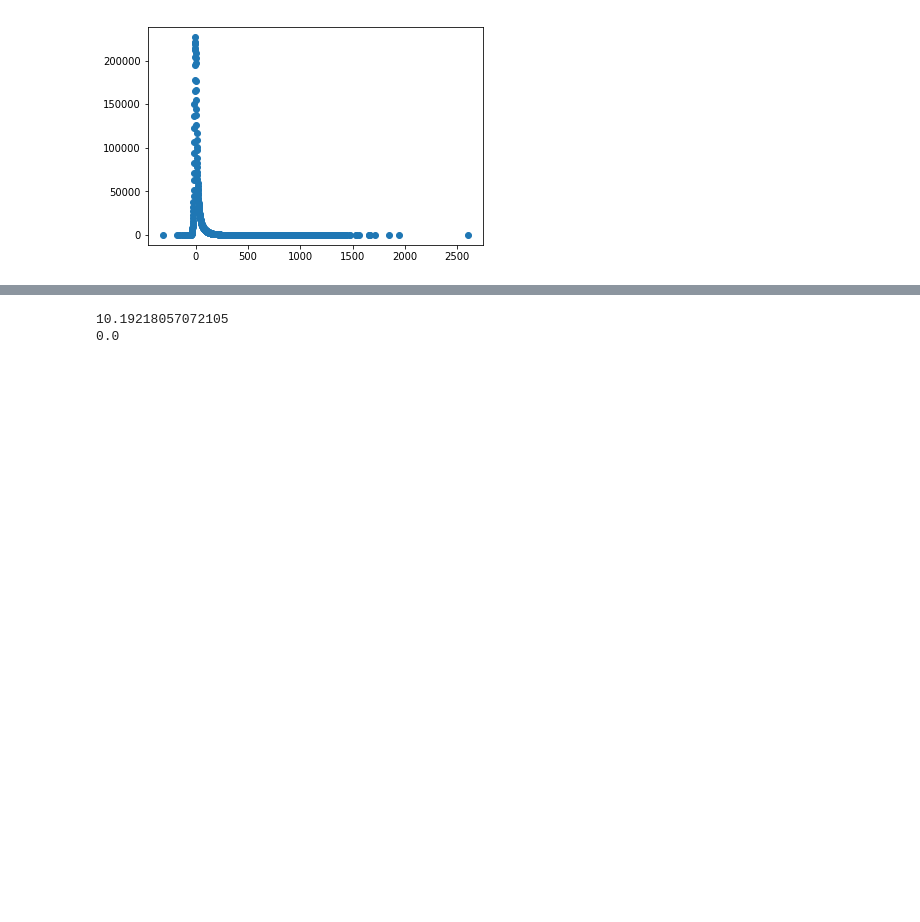
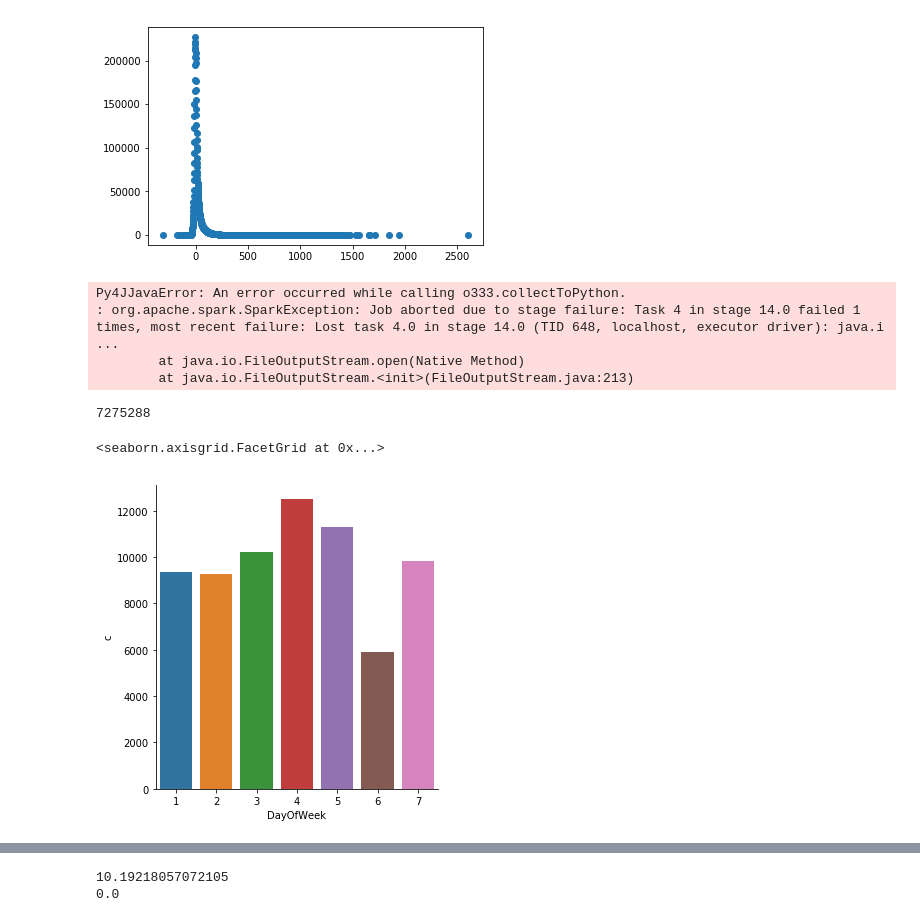
Before and after one commit to borismattijssen/spark-flights, a Jupyter notebook: notebooks/Scribbling-Boris.ipynb, the cells around one changed output, grey strips where cells are left out. Saved outputs shown, nothing was run; the diff lists cells and outputs as text; code cells hidden in the pictures; blank space fills up the shorter version.

```diff
--- a/notebooks/Scribbling-Boris.ipynb
+++ b/notebooks/Scribbling-Boris.ipynb
@@ -70,3 +72,10 @@ plt.scatter(pd.to_numeric(adg['ArrDelay']), adg['count(1)'])
 # %% [output]
 <matplotlib.collections.PathCollection at 0x...>
 [figure]
+# %%
+adg_noo = spark.sql("select ArrDelay, count(*) from df_big where Dest != 'ORD' and Origin != 'ORD' group by ArrDelay").toPandas()
+# %% [output]
+Py4JJavaError: An error occurred while calling o333.collectToPython.
+: org.apache.spark.SparkException: Job aborted due to stage failure: Task 4 in stage 14.0 failed 1 times, most recent failure: Lost task 4.0 in stage 14.0 (TID 648, localhost, executor driver): java.i ...
+        at java.io.FileOutputStream.open(Native Method)
+        at java.io.FileOutputStream.<init>(FileOutputStream.java:213)
@@ -72,0 +84,10 @@ plt.scatter(pd.to_numeric(adg['ArrDelay']), adg['count(1)'])
+# %%
+df_big.count()
+# %% [output]
+7275288
+# %%
+outliers_day = spark.sql('select DayOfWeek, count(*) as c from qeq_outliers group by DayOfWeek').toPandas()
+sns.catplot(x="DayOfWeek", y="c", kind="bar", data=outliers_day)
+# %% [output]
+<seaborn.axisgrid.FacetGrid at 0x...>
+[figure, added]
```
Also changed, not shown: parts of 15 cells of this notebook, 4 other files.
